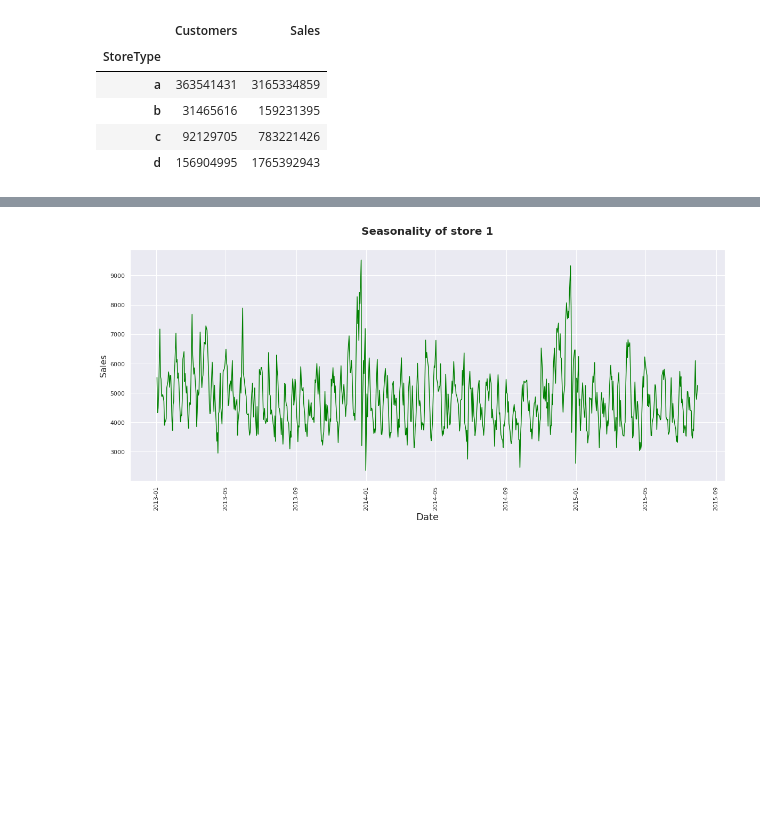
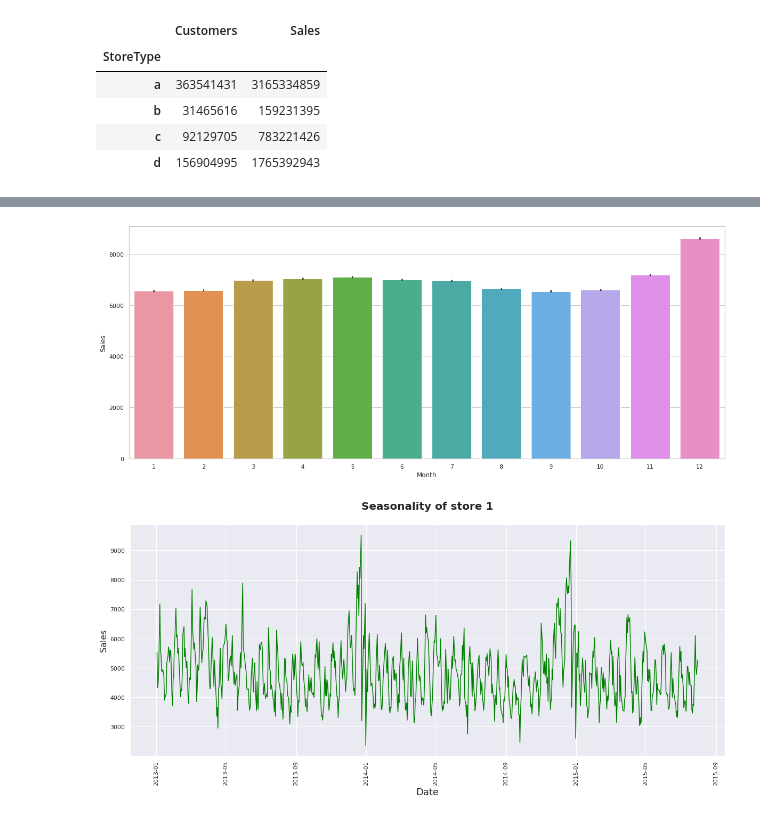
Before and after one commit to Bethelsis/Pharmaceutical-Sales-prediction, a Jupyter notebook: Notebooks/sales_predict_prophet.ipynb, the cells around one changed output, grey strips where cells are left out. Drawn from its saved outputs; the diff is of its cells as text; code cells hidden in the pictures; blank space fills up the shorter version.

```diff
--- a/Notebooks/sales_predict_prophet.ipynb
+++ b/Notebooks/sales_predict_prophet.ipynb
@@ -259,3 +276,9 @@ plt.show()
+# %%
+sns.set(style="whitegrid")
+
+ax = sns.barplot(x="Month", y="Sales", data=train_store)
+# %% [output]
+[figure, added]
 # %%
 #check seasonality for the given store
 def seasonality(store):
```
Also changed, not shown: parts of 10 cells of this notebook.
